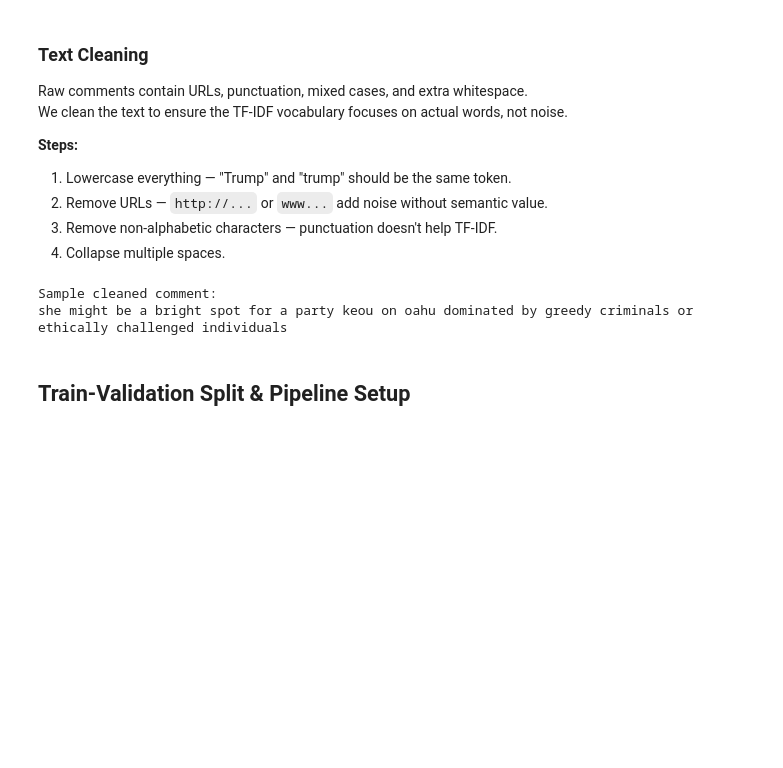
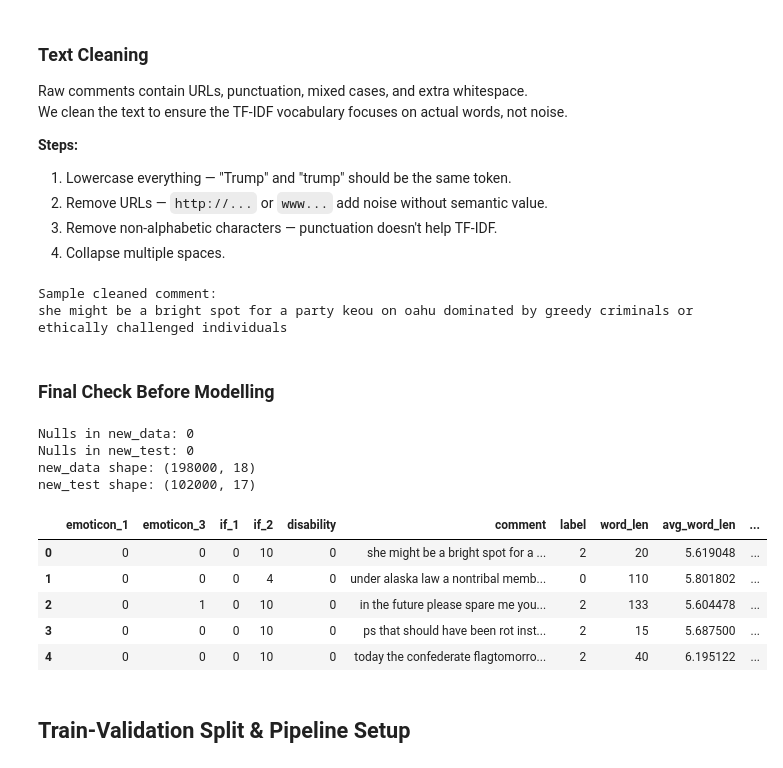
Before and after one commit to 23f3001800/Comment-Category-Prediction-Challenge, a Jupyter notebook: 23f3001800-notebook-t12026.ipynb, the cells around one changed output. Cells and saved outputs as stored; diff of their text form; code cells hidden in the pictures; blank space fills up the shorter version.

```diff
--- a/23f3001800-notebook-t12026.ipynb
+++ b/23f3001800-notebook-t12026.ipynb
@@ -593,0 +698,16 @@ We detect outliers using the **IQR method** and then **cap them at the 5th and 9
+# %%
+num_cols1 = [
+    'emoticon_1', 'emoticon_3', 'if_1', 'if_2',
+    'word_len', 'avg_word_len',
+    'hour_sin', 'hour_cos',
+    'upvote_log1p', 'downvote_log1p', 'engagement_score',
+    'emotion_density', 'emotion_engagement'
+]
+
+print("Outliers detected (IQR method) in TRAIN:")
+for col in num_cols1:
+    if col in new_data.columns:
+        Q1, Q3 = new_data[col].quantile(0.25), new_data[col].quantile(0.75)
+        IQR    = Q3 - Q1
+        n_out  = ((new_data[col] < Q1 - 1.5*IQR) | (new_data[col] > Q3 + 1.5*IQR)).sum()
+        print(f"  '{col}': {n_out:,} outliers")
@@ -652,19 +790,38 @@ We clean the text to ensure the TF-IDF vocabulary focuses on actual words, not n
 # %%
 def clean_text(t):
     t = str(t).lower()
-    t = re.sub(r"http\S+|www\S+", "", t)     # remove URLs
-    t = re.sub(r"[^a-z\s]", "", t)            # keep only letters + spaces
-    t = re.sub(r"\s+", " ", t).strip()        # collapse whitespace
+    t = re.sub(r"http\S+|www\S+", "", t)   # remove URLs
+    t = re.sub(r"[^a-z\s]", "", t)          # keep only letters and spaces
+    t = re.sub(r"\s+", " ", t).strip()      # collapse whitespace
     return t
 
-train["comment"]   = train["comment"].apply(clean_text)
-my_test["comment"] = my_test["comment"].apply(clean_text)
+new_data["comment"] = new_data["comment"].apply(clean_text)
+new_test["comment"]  = new_test["comment"].apply(clean_text)
 
 print("Sample cleaned comment:")
-print(train["comment"].iloc[0])
+print(new_data["comment"].iloc[0])
 # %% [output]
 Sample cleaned comment:
 she might be a bright spot for a party keou on oahu dominated by greedy criminals or ethically challenged individuals
+# %% [markdown]
+### Final Check Before Modelling
+# %%
+print("Nulls in new_data:", new_data.isna().sum().sum())
+print("Nulls in new_test:", new_test.isna().sum().sum())
+print("new_data shape:", new_data.shape)
+print("new_test shape:", new_test.shape)
+display(new_data.head())
+# %% [output]
+Nulls in new_data: 0
+Nulls in new_test: 0
+new_data shape: (198000, 18)
+new_test shape: (102000, 17)
+|  | emoticon_1 | emoticon_3 | if_1 | if_2 | disability | comment | label | word_len | avg_word_len | ... |
+| 0 | 0 | 0 | 0 | 10 | 0 | she might be a bright spot for a ... | 2 | 20 | 5.619048 | ... |
+| 1 | 0 | 0 | 0 | 4 | 0 | under alaska law a nontribal memb... | 0 | 110 | 5.801802 | ... |
+| 2 | 0 | 1 | 0 | 10 | 0 | in the future please spare me you... | 2 | 133 | 5.604478 | ... |
+| 3 | 0 | 0 | 0 | 10 | 0 | ps that should have been rot inst... | 2 | 15 | 5.687500 | ... |
+| 4 | 0 | 0 | 0 | 10 | 0 | today the confederate flagtomorro... | 2 | 40 | 6.195122 | ... |
 # %% [markdown]
 ## Train-Validation Split & Pipeline Setup
 # %% [markdown]
```
Also changed, not shown: parts of 70 cells of this notebook.
